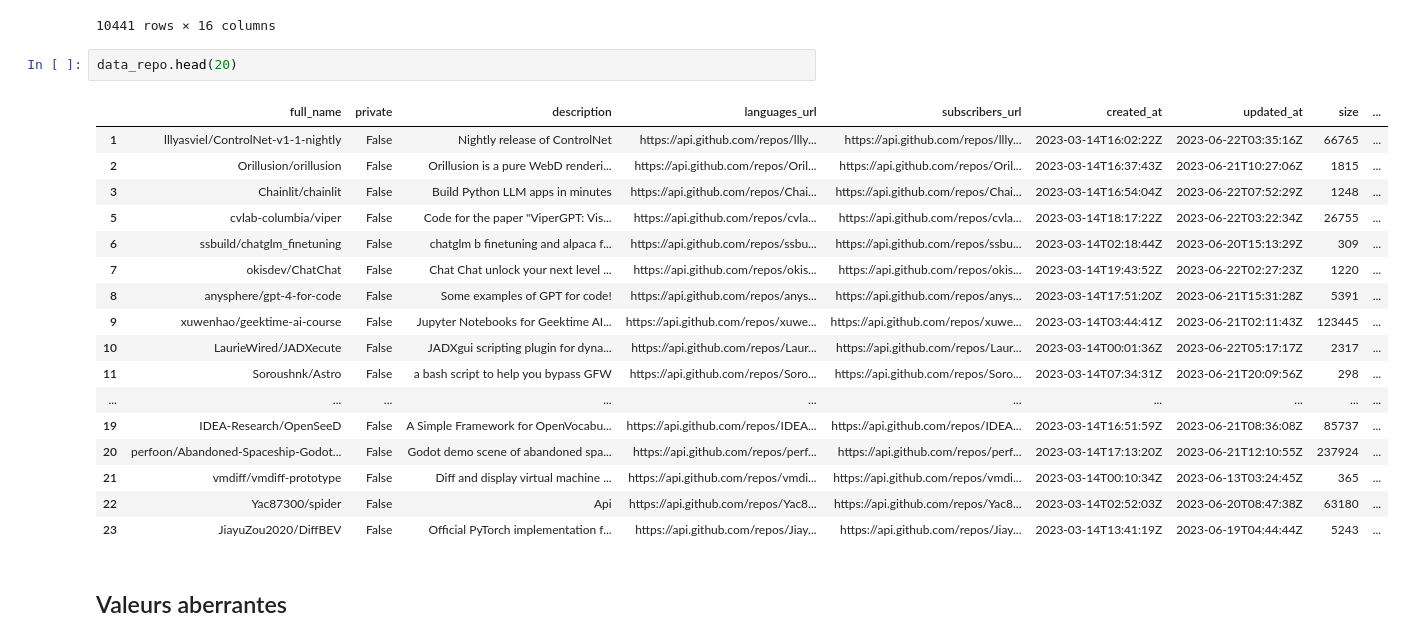
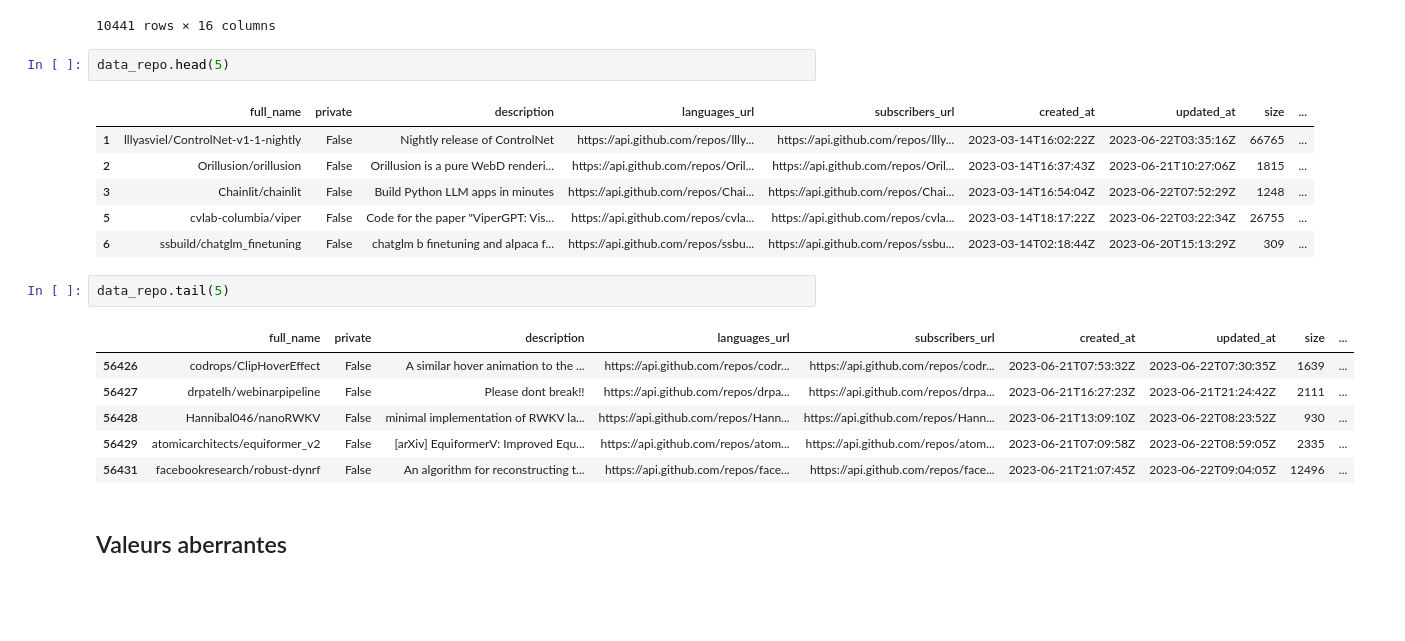
Before and after one commit to Senh1ji/scraping-github-project, a Jupyter notebook: data_cleaning.ipynb, the cells around one changed output. Saved outputs shown, nothing was run; the diff lists cells and outputs as text; blank space fills up the shorter version.

Commit message:
data completion

```diff
--- a/data_cleaning.ipynb
+++ b/data_cleaning.ipynb
@@ -307,25 +290,23 @@ data_repo.reset_index()
 | 10440 | 56431 | facebookresearch/robust-dynrf | False | An algorithm for reconstructing t... | https://api.github.com/repos/face... | https://api.github.com/repos/face... | 2023-06-21T21:07:45Z | 2023-06-22T09:04:05Z | ... |
 10441 rows × 16 columns
 # %%
-data_repo.head(20)
+data_repo.head(5)
 # %% [output]
 |  | full_name | private | description | languages_url | subscribers_url | created_at | updated_at | size | ... |
 | 1 | lllyasviel/ControlNet-v1-1-nightly | False | Nightly release of ControlNet | https://api.github.com/repos/llly... | https://api.github.com/repos/llly... | 2023-03-14T16:02:22Z | 2023-06-22T03:35:16Z | 66765 | ... |
 | 2 | Orillusion/orillusion | False | Orillusion is a pure WebD renderi... | https://api.github.com/repos/Oril... | https://api.github.com/repos/Oril... | 2023-03-14T16:37:43Z | 2023-06-21T10:27:06Z | 1815 | ... |
 | 3 | Chainlit/chainlit | False | Build Python LLM apps in minutes | https://api.github.com/repos/Chai... | https://api.github.com/repos/Chai... | 2023-03-14T16:54:04Z | 2023-06-22T07:52:29Z | 1248 | ... |
 | 5 | cvlab-columbia/viper | False | Code for the paper "ViperGPT: Vis... | https://api.github.com/repos/cvla... | https://api.github.com/repos/cvla... | 2023-03-14T18:17:22Z | 2023-06-22T03:22:34Z | 26755 | ... |
 | 6 | ssbuild/chatglm_finetuning | False | chatglm b finetuning and alpaca f... | https://api.github.com/repos/ssbu... | https://api.github.com/repos/ssbu... | 2023-03-14T02:18:44Z | 2023-06-20T15:13:29Z | 309 | ... |
-| 7 | okisdev/ChatChat | False | Chat Chat unlock your next level ... | https://api.github.com/repos/okis... | https://api.github.com/repos/okis... | 2023-03-14T19:43:52Z | 2023-06-22T02:27:23Z | 1220 | ... |
-| 8 | anysphere/gpt-4-for-code | False | Some examples of GPT for code! | https://api.github.com/repos/anys... | https://api.github.com/repos/anys... | 2023-03-14T17:51:20Z | 2023-06-21T15:31:28Z | 5391 | ... |
-| 9 | xuwenhao/geektime-ai-course | False | Jupyter Notebooks for Geektime AI... | https://api.github.com/repos/xuwe... | https://api.github.com/repos/xuwe... | 2023-03-14T03:44:41Z | 2023-06-21T02:11:43Z | 123445 | ... |
-| 10 | LaurieWired/JADXecute | False | JADXgui scripting plugin for dyna... | https://api.github.com/repos/Laur... | https://api.github.com/repos/Laur... | 2023-03-14T00:01:36Z | 2023-06-22T05:17:17Z | 2317 | ... |
-| 11 | Soroushnk/Astro | False | a bash script to help you bypass GFW | https://api.github.com/repos/Soro... | https://api.github.com/repos/Soro... | 2023-03-14T07:34:31Z | 2023-06-21T20:09:56Z | 298 | ... |
-| ... | ... | ... | ... | ... | ... | ... | ... | ... | ... |
-| 19 | IDEA-Research/OpenSeeD | False | A Simple Framework for OpenVocabu... | https://api.github.com/repos/IDEA... | https://api.github.com/repos/IDEA... | 2023-03-14T16:51:59Z | 2023-06-21T08:36:08Z | 85737 | ... |
-| 20 | perfoon/Abandoned-Spaceship-Godot... | False | Godot demo scene of abandoned spa... | https://api.github.com/repos/perf... | https://api.github.com/repos/perf... | 2023-03-14T17:13:20Z | 2023-06-21T12:10:55Z | 237924 | ... |
-| 21 | vmdiff/vmdiff-prototype | False | Diff and display virtual machine ... | https://api.github.com/repos/vmdi... | https://api.github.com/repos/vmdi... | 2023-03-14T00:10:34Z | 2023-06-13T03:24:45Z | 365 | ... |
-| 22 | Yac87300/spider | False | Api | https://api.github.com/repos/Yac8... | https://api.github.com/repos/Yac8... | 2023-03-14T02:52:03Z | 2023-06-20T08:47:38Z | 63180 | ... |
-| 23 | JiayuZou2020/DiffBEV | False | Official PyTorch implementation f... | https://api.github.com/repos/Jiay... | https://api.github.com/repos/Jiay... | 2023-03-14T13:41:19Z | 2023-06-19T04:44:44Z | 5243 | ... |
+# %%
+data_repo.tail(5)
+# %% [output]
+|  | full_name | private | description | languages_url | subscribers_url | created_at | updated_at | size | ... |
+| 56426 | codrops/ClipHoverEffect | False | A similar hover animation to the ... | https://api.github.com/repos/codr... | https://api.github.com/repos/codr... | 2023-06-21T07:53:32Z | 2023-06-22T07:30:35Z | 1639 | ... |
+| 56427 | drpatelh/webinarpipeline | False | Please dont break!! | https://api.github.com/repos/drpa... | https://api.github.com/repos/drpa... | 2023-06-21T16:27:23Z | 2023-06-21T21:24:42Z | 2111 | ... |
+| 56428 | Hannibal046/nanoRWKV | False | minimal implementation of RWKV la... | https://api.github.com/repos/Hann... | https://api.github.com/repos/Hann... | 2023-06-21T13:09:10Z | 2023-06-22T08:23:52Z | 930 | ... |
+| 56429 | atomicarchitects/equiformer_v2 | False | [arXiv] EquiformerV: Improved Equ... | https://api.github.com/repos/atom... | https://api.github.com/repos/atom... | 2023-06-21T07:09:58Z | 2023-06-22T08:59:05Z | 2335 | ... |
+| 56431 | facebookresearch/robust-dynrf | False | An algorithm for reconstructing t... | https://api.github.com/repos/face... | https://api.github.com/repos/face... | 2023-06-21T21:07:45Z | 2023-06-22T09:04:05Z | 12496 | ... |
 # %% [markdown]
 ## Valeurs aberrantes
 # %%
```
Also changed, not shown: parts of 102 cells of this notebook.
